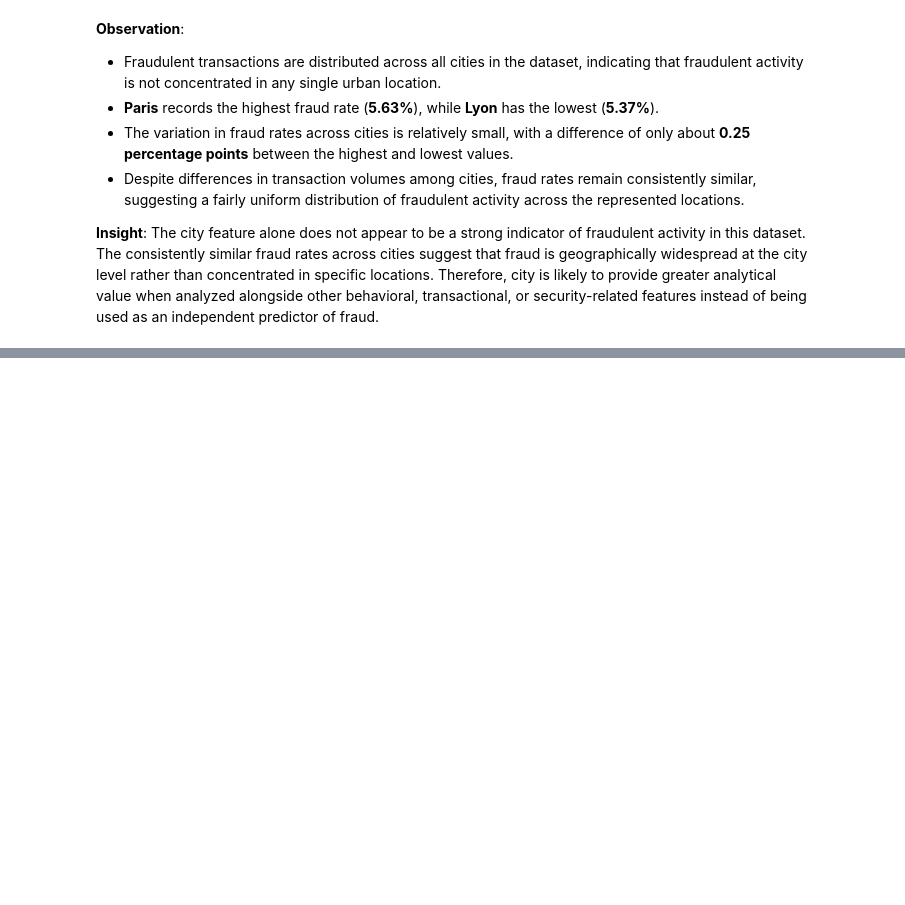
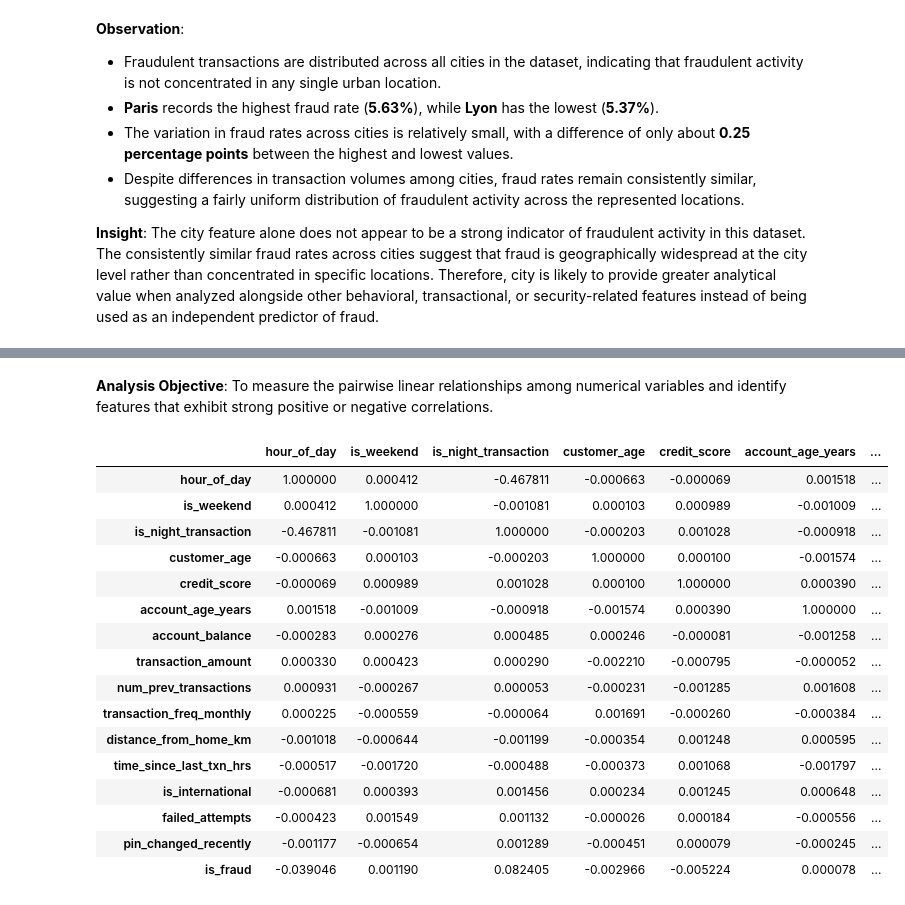
Before and after one commit to abhi-saurav-saroya/bank-fraud-eda, a Jupyter notebook: notebooks/02_exploratory_data_analysis.ipynb, the cells around one changed output, grey strips where cells are left out. Drawn from its saved outputs; the diff is of its cells as text; code cells hidden in the pictures; blank space fills up the shorter version.

```diff
--- a/notebooks/02_exploratory_data_analysis.ipynb
+++ b/notebooks/02_exploratory_data_analysis.ipynb
@@ -2741,0 +2752,25 @@ plt.show()
+# %% [markdown]
+**Analysis Objective**: To measure the pairwise linear relationships among numerical variables and identify features that exhibit strong positive or negative correlations.
+# %%
+numerical_df = df.select_dtypes(include="number")
+corr_matrix = numerical_df.corr()
+
+corr_matrix
+# %% [output]
+|  | hour_of_day | is_weekend | is_night_transaction | customer_age | credit_score | account_age_years | ... |
+| hour_of_day | 1.000000 | 0.000412 | -0.467811 | -0.000663 | -0.000069 | 0.001518 | ... |
+| is_weekend | 0.000412 | 1.000000 | -0.001081 | 0.000103 | 0.000989 | -0.001009 | ... |
+| is_night_transaction | -0.467811 | -0.001081 | 1.000000 | -0.000203 | 0.001028 | -0.000918 | ... |
+| customer_age | -0.000663 | 0.000103 | -0.000203 | 1.000000 | 0.000100 | -0.001574 | ... |
+| credit_score | -0.000069 | 0.000989 | 0.001028 | 0.000100 | 1.000000 | 0.000390 | ... |
+| account_age_years | 0.001518 | -0.001009 | -0.000918 | -0.001574 | 0.000390 | 1.000000 | ... |
+| account_balance | -0.000283 | 0.000276 | 0.000485 | 0.000246 | -0.000081 | -0.001258 | ... |
+| transaction_amount | 0.000330 | 0.000423 | 0.000290 | -0.002210 | -0.000795 | -0.000052 | ... |
+| num_prev_transactions | 0.000931 | -0.000267 | 0.000053 | -0.000231 | -0.001285 | 0.001608 | ... |
+| transaction_freq_monthly | 0.000225 | -0.000559 | -0.000064 | 0.001691 | -0.000260 | -0.000384 | ... |
+| distance_from_home_km | -0.001018 | -0.000644 | -0.001199 | -0.000354 | 0.001248 | 0.000595 | ... |
+| time_since_last_txn_hrs | -0.000517 | -0.001720 | -0.000488 | -0.000373 | 0.001068 | -0.001797 | ... |
+| is_international | -0.000681 | 0.000393 | 0.001456 | 0.000234 | 0.001245 | 0.000648 | ... |
+| failed_attempts | -0.000423 | 0.001549 | 0.001132 | -0.000026 | 0.000184 | -0.000556 | ... |
+| pin_changed_recently | -0.001177 | -0.000654 | 0.001289 | -0.000451 | 0.000079 | -0.000245 | ... |
+| is_fraud | -0.039046 | 0.001190 | 0.082405 | -0.002966 | -0.005224 | 0.000078 | ... |
```
Also changed, not shown: parts of 11 cells of this notebook.
